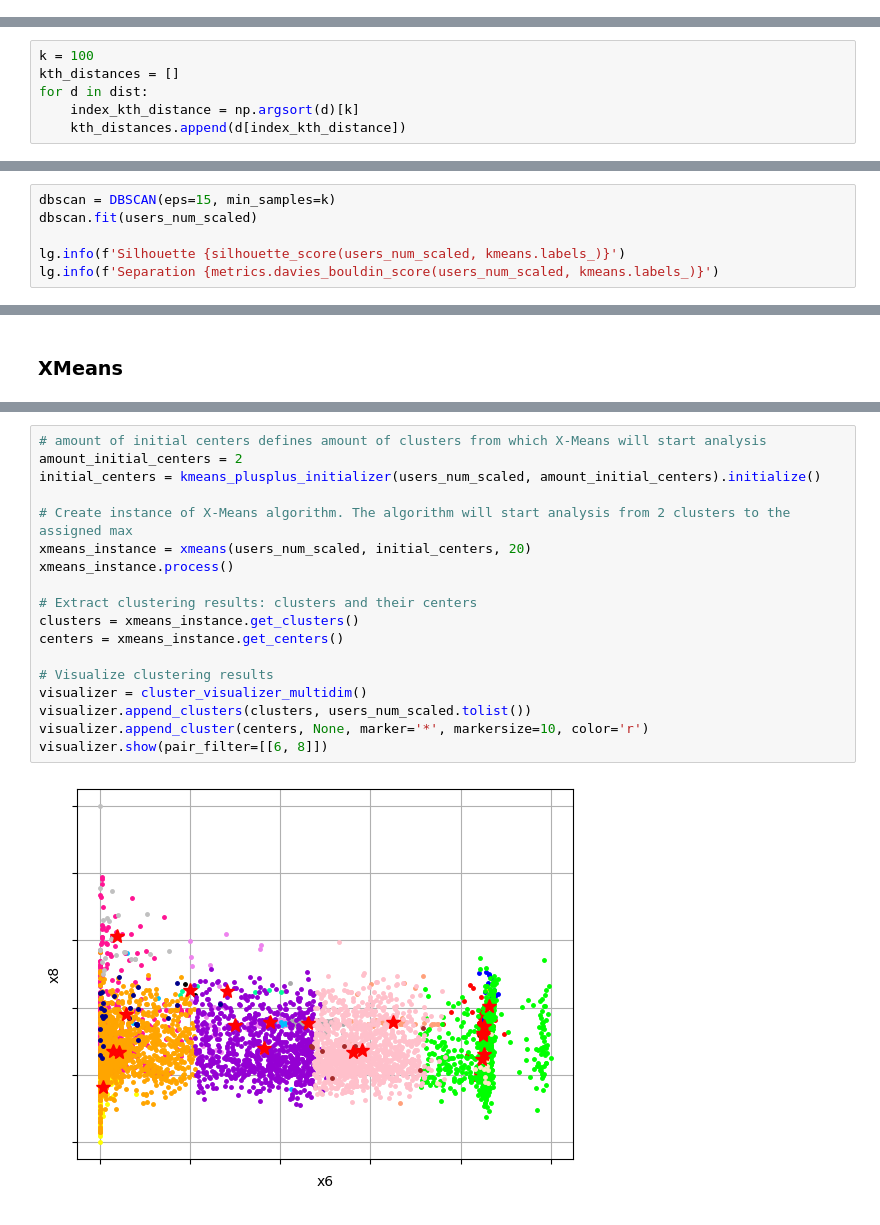
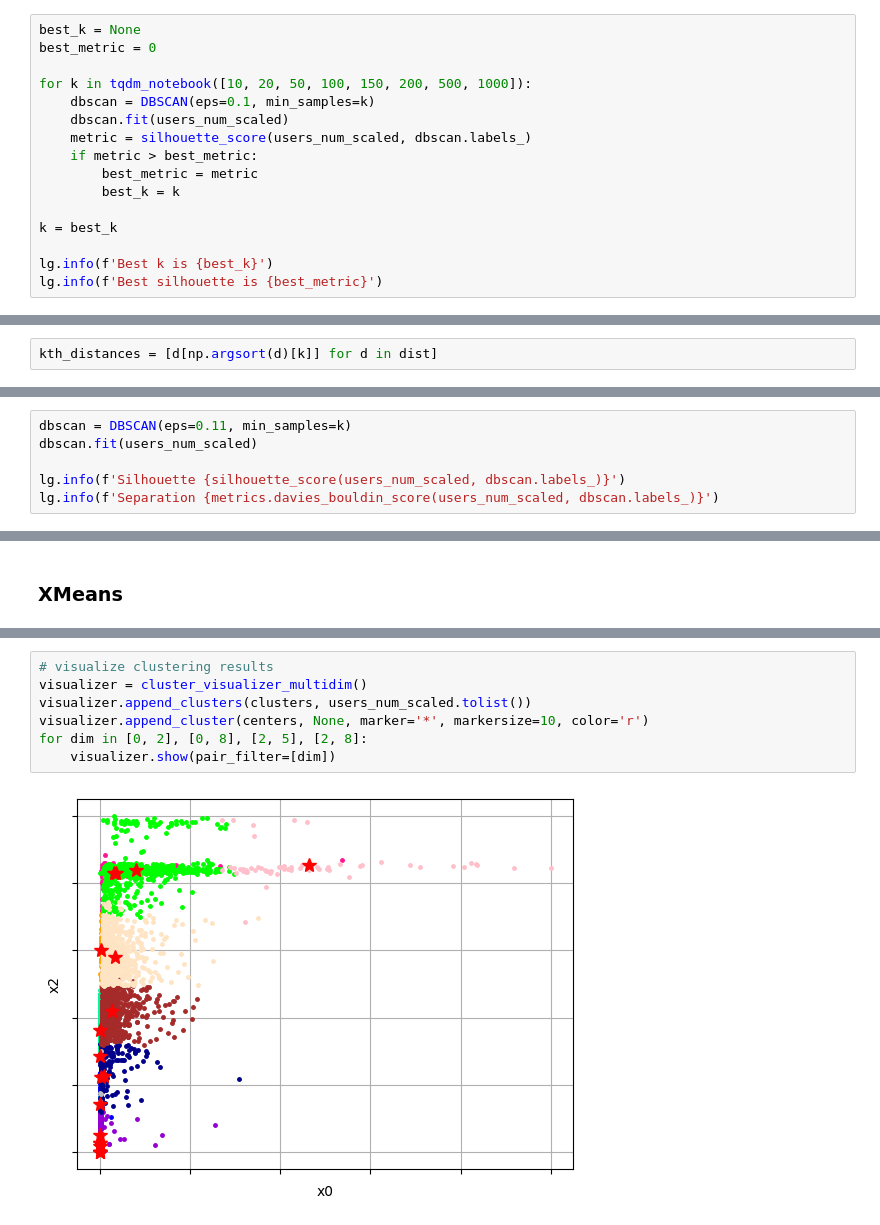
Before and after one commit to federicosilvestri/data-mining, a Jupyter notebook: 2_clustering_analysis.ipynb, the cells around one changed output, grey strips where cells are left out. Drawn from its saved outputs; the diff is of its cells as text.

```diff
--- a/2_clustering_analysis.ipynb
+++ b/2_clustering_analysis.ipynb
@@ -214,0 +216,16 @@ Here we compute the pairwise distances among `users_num`.
+# %%
+best_k = None
+best_metric = 0
+
+for k in tqdm_notebook([10, 20, 50, 100, 150, 200, 500, 1000]):
+    dbscan = DBSCAN(eps=0.1, min_samples=k)
+    dbscan.fit(users_num_scaled)
+    metric = silhouette_score(users_num_scaled, dbscan.labels_)
+    if metric > best_metric:
+        best_metric = metric
+        best_k = k
+
+k = best_k
+
+lg.info(f'Best k is {best_k}')
+lg.info(f'Best silhouette is {best_metric}')
@@ -236,6 +257,2 @@ lg.info(dist)
 # %%
-k = 100
-kth_distances = []
-for d in dist:
-    index_kth_distance = np.argsort(d)[k]
-    kth_distances.append(d[index_kth_distance])
+kth_distances = [d[np.argsort(d)[k]] for d in dist]
@@ -261,7 +272,7 @@ plt.show()
 # %%
-dbscan = DBSCAN(eps=15, min_samples=k)
+dbscan = DBSCAN(eps=0.11, min_samples=k)
 dbscan.fit(users_num_scaled)
 
-lg.info(f'Silhouette {silhouette_score(users_num_scaled, kmeans.labels_)}')
-lg.info(f'Separation {metrics.davies_bouldin_score(users_num_scaled, kmeans.labels_)}')
+lg.info(f'Silhouette {silhouette_score(users_num_scaled, dbscan.labels_)}')
+lg.info(f'Separation {metrics.davies_bouldin_score(users_num_scaled, dbscan.labels_)}')
 # %% [output]
@@ -311,20 +380,9 @@ res = dendrogram(data_link, color_threshold=0.4, truncate_mode='lastp')
 # %%
-# amount of initial centers defines amount of clusters from which X-Means will start analysis
-amount_initial_centers = 2
-initial_centers = kmeans_plusplus_initializer(users_num_scaled, amount_initial_centers).initialize()
-
-# Create instance of X-Means algorithm. The algorithm will start analysis from 2 clusters to the assigned max
-xmeans_instance = xmeans(users_num_scaled, initial_centers, 20)
-xmeans_instance.process()
-
-# Extract clustering results: clusters and their centers
-clusters = xmeans_instance.get_clusters()
-centers = xmeans_instance.get_centers()
-
-# Visualize clustering results
+# visualize clustering results
 visualizer = cluster_visualizer_multidim()
 visualizer.append_clusters(clusters, users_num_scaled.tolist())
 visualizer.append_cluster(centers, None, marker='*', markersize=10, color='r')
-visualizer.show(pair_filter=[[6, 8]])
+for dim in [0, 2], [0, 8], [2, 5], [2, 8]:
+    visualizer.show(pair_filter=[dim])
 # %% [output]
-[figure, old version]
+[figure, new version]
```
Also changed, not shown: parts of 34 cells of this notebook, 1 other file.
